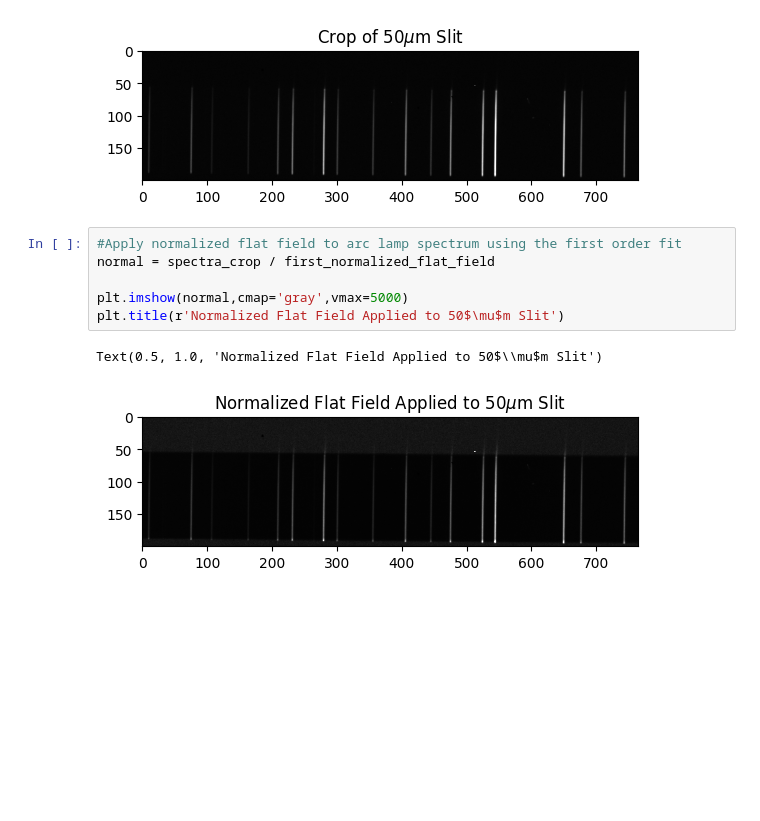
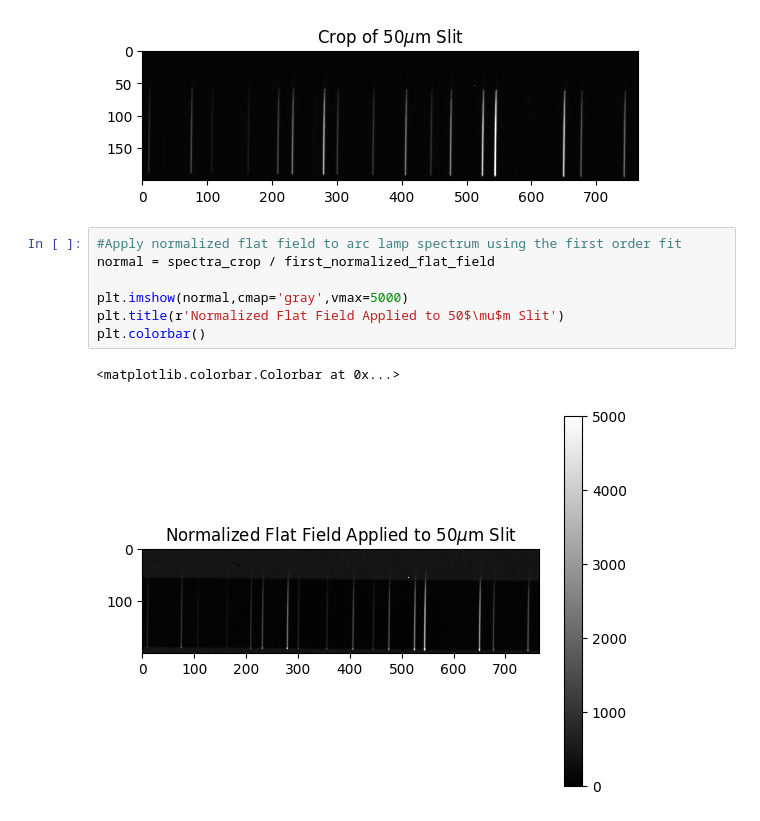
Before and after one commit to Efrain1013/AST_443, a Jupyter notebook: ryan_stuff/section_4_4.ipynb, the cells around one changed output. Cells and saved outputs as stored; diff of their text form; blank space fills up the shorter version.

```diff
--- a/ryan_stuff/section_4_4.ipynb
+++ b/ryan_stuff/section_4_4.ipynb
@@ -170,9 +170,10 @@ Text(0.5, 1.0, 'Crop of 50$\\mu$m Slit')
 # %%
 #Apply normalized flat field to arc lamp spectrum using the first order fit
 normal = spectra_crop / first_normalized_flat_field
 
 plt.imshow(normal,cmap='gray',vmax=5000)
 plt.title(r'Normalized Flat Field Applied to 50$\mu$m Slit')
+plt.colorbar()
 # %% [output]
-Text(0.5, 1.0, 'Normalized Flat Field Applied to 50$\\mu$m Slit')
+<matplotlib.colorbar.Colorbar at 0x...>
-[figure, old version]
+[figure, new version]
```
Also changed, not shown: parts of 6 cells of this notebook.
